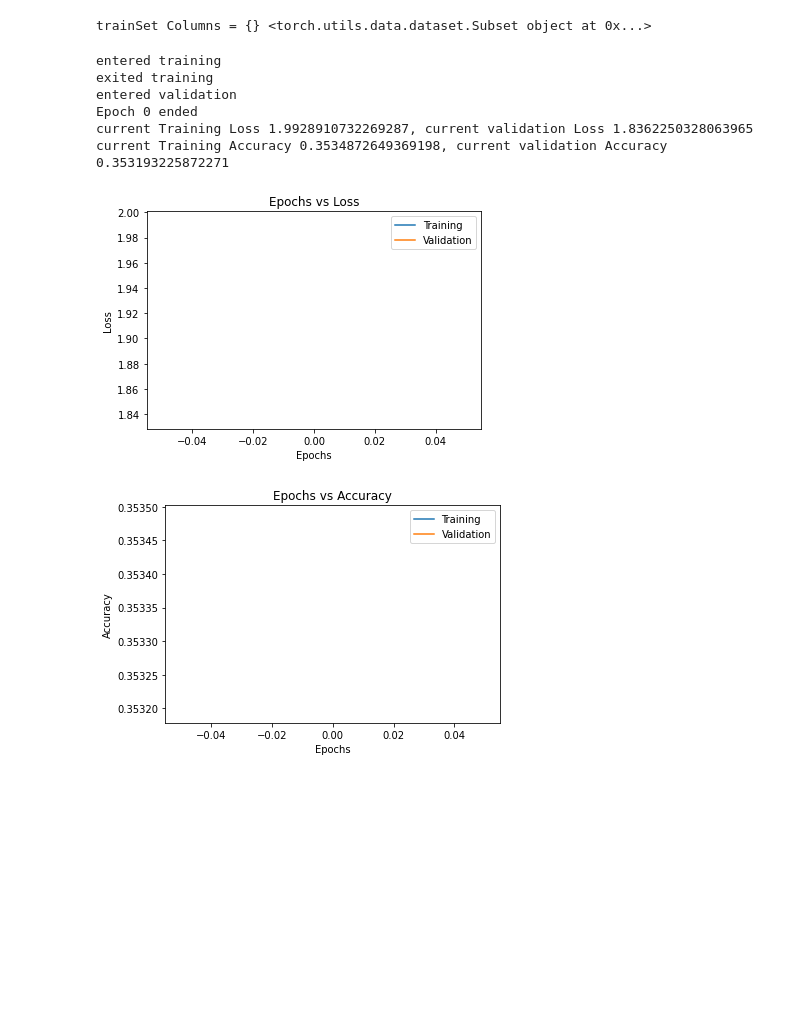
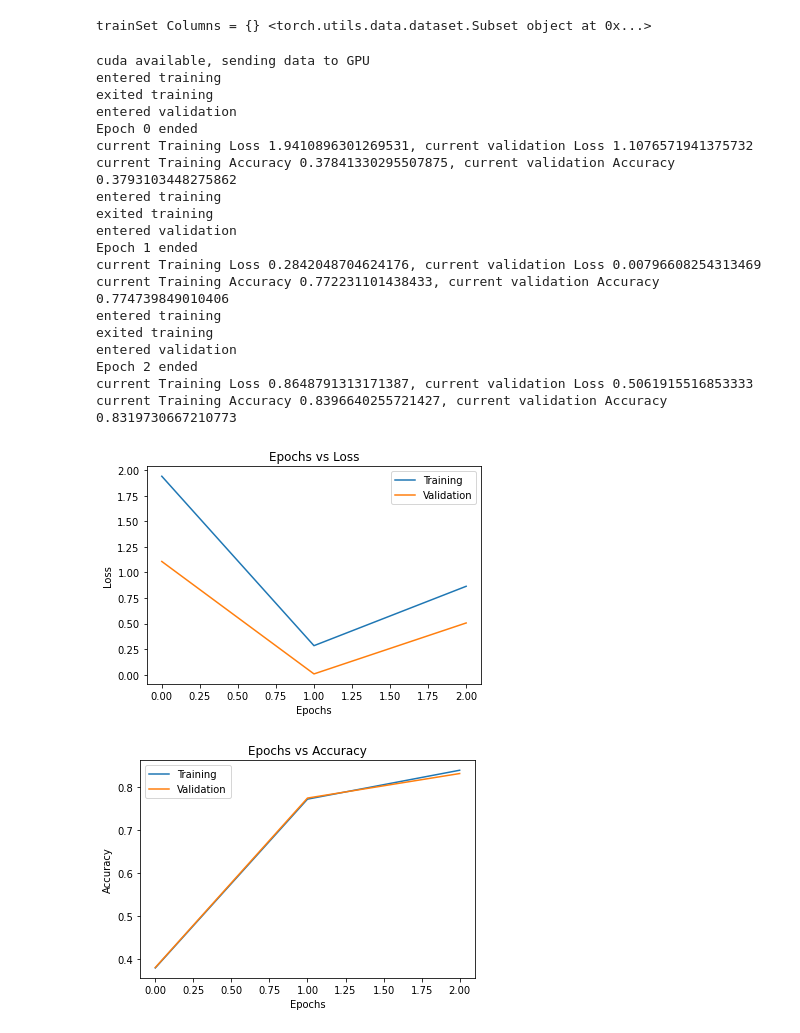
Before and after one commit to Maxarreaga/APS360, a Jupyter notebook: init.ipynb, the cells around one changed output. Drawn from its saved outputs; the diff is of its cells as text; code cells hidden in the pictures; blank space fills up the shorter version.

```diff
--- a/init.ipynb
+++ b/init.ipynb
@@ -96,13 +96,14 @@ val_loader = torch.utils.data.DataLoader(val_set, batch_size=batch_size,
 # %% [output]
 trainSet Columns = {} <torch.utils.data.dataset.Subset object at 0x...>
 # %%
-def get_accuracy(model, data):
+def get_accuracy(model, data, device):
     """ Compute the accuracy of the `model` across a dataset `data`
     """
 
     # From tutorial
     correct,total = 0, 0
     for img, labels in data:
+      img, labels = img.to(device), labels.to(device)
       result = model(img)
       pred = result.max(1,keepdim=True)[1]
       correct += pred.eq(labels.view_as(pred)).sum().item()
@@ -112,15 +113,15 @@ def get_accuracy(model, data):
 # %%
 #
 class GTSRBClassifier(nn.Module):
-  def __init__(self):
+  def __init__(self, conv1Channels = 32, conv2Channels = 64, kernel1Size = 3, kernel2Size = 3, features = 64):
     self.name = "GTSRBClassifier"
     super(GTSRBClassifier,self).__init__()
-    self.conv1 = nn.Conv2d(1,32,3) #format is in (1 if greyscale 3 if rgb),out channel third number, kernel
+    self.conv1 = nn.Conv2d(1,conv1Channels,kernel1Size) #format is in (1 if greyscale 3 if rgb),out channel third number, kernel
     self.pool = nn.MaxPool2d(2,2)
-    self.conv2 = nn.Conv2d(32,64,3)
-    self.conv3 = nn.Conv2d(64,128,3)
-    self.fc1 = nn.Linear(2*2*128,64)
-    self.fc2 = nn.Linear(64,43)
+    self.conv2 = nn.Conv2d(conv1Channels,conv2Channels,kernel2Size)
+    self.conv3 = nn.Conv2d(conv2Channels,128,3)
+    self.fc1 = nn.Linear(2*2*128,features)
+    self.fc2 = nn.Linear(features,43)
 
   def forward(self,image):
     image = self.pool(F.relu(self.conv1(image)))
@@ -148,6 +149,14 @@ def plotCurve(xData,yData,lineLabel,loss=False):
 # Training Loop
 def train(model, train_loader, valid_loader,batch_size=64, num_epochs=5, learning_rate=1e-4,plot=True):
 
+    # allow parallel processing using cuda GPU if available
+    device = "cpu"
+    if torch.cuda.is_available():
+        print("cuda available, sending data to GPU")
+        device = "cuda:0"
+        if torch.cuda.device_count() > 1:
+            model = nn.DataParallel(model)
+    model.to(device)
 
     # set up
     torch.manual_seed(42)
@@ -166,6 +175,9 @@ def train(model, train_loader, valid_loader,batch_size=64, num_epochs=5, learnin
         # Train Loop
         print("entered training")
         for data,labels  in train_loader:
+            #send to cuda GPU if available
+            data, labels = data.to(device), labels.to(device)
+
             #datam = zero_out_random_feature(data.clone()) # zero out one categorical feature
             recon = model(data)
             loss = criterion(recon, labels)
@@ -173,7 +185,7 @@ def train(model, train_loader, valid_loader,batch_size=64, num_epochs=5, learnin
             optimizer.step()
             optimizer.zero_grad()
         trainingLosses.append(loss)
-        trainAccuracy = get_accuracy(model,train_loader)
+        trainAccuracy = get_accuracy(model,train_loader,device)
         trainingAccuracy.append(trainAccuracy)
         iterations.append(epoch)
         # get validation data
@@ -181,11 +193,14 @@ def train(model, train_loader, valid_loader,batch_size=64, num_epochs=5, learnin
         #Validation loop
         print("entered validation")
         for data,labels in valid_loader:
+          #send to cuda GPU if available
+          data, labels = data.to(device), labels.to(device)
+
           #datam = zero_out_random_feature(data.clone()) # zero out one categorical feature
           recon = model(data)
           validationLoss = criterion(recon, labels)
         validationLosses.append(validationLoss)
-        validAcc = get_accuracy(model,valid_loader)
+        validAcc = get_accuracy(model,valid_loader,device)
         validationAccuracy.append(validAcc)
         print("Epoch {} ended".format(epoch))
         print("current Training Loss {}, current validation Loss {} ".format(loss,validationLoss))
@@ -209,17 +234,30 @@ def train(model, train_loader, valid_loader,batch_size=64, num_epochs=5, learnin
 # %%
 #running the actual loop
 model = GTSRBClassifier()
 batch_size = 512
-epochs = 1
+epochs = 3
 learningRate = 3e-3
 #print(type(train_loader))
 train(model=model,train_loader=train_loader,valid_loader=val_loader,batch_size=batch_size,num_epochs=epochs,learning_rate=learningRate,plot=True)
 # %% [output]
+cuda available, sending data to GPU
 entered training
 exited training
 entered validation
 Epoch 0 ended
-current Training Loss 1.9928910732269287, current validation Loss 1.8362250328063965
-current Training Accuracy 0.3534872649369198, current validation Accuracy 0.353193225872271
+current Training Loss 1.9410896301269531, current validation Loss 1.1076571941375732
+current Training Accuracy 0.37841330295507875, current validation Accuracy 0.3793103448275862
+entered training
+exited training
+entered validation
+Epoch 1 ended
+current Training Loss 0.2842048704624176, current validation Loss 0.00796608254313469
+current Training Accuracy 0.772231101438433, current validation Accuracy 0.774739849010406
+entered training
+exited training
+entered validation
+Epoch 2 ended
+current Training Loss 0.8648791313171387, current validation Loss 0.5061915516853333
+current Training Accuracy 0.8396640255721427, current validation Accuracy 0.8319730667210773
-[figure, old version]
+[figure, new version]
-[figure, old version]
+[figure, new version]
```
Also changed, not shown: parts of 2 cells of this notebook.
